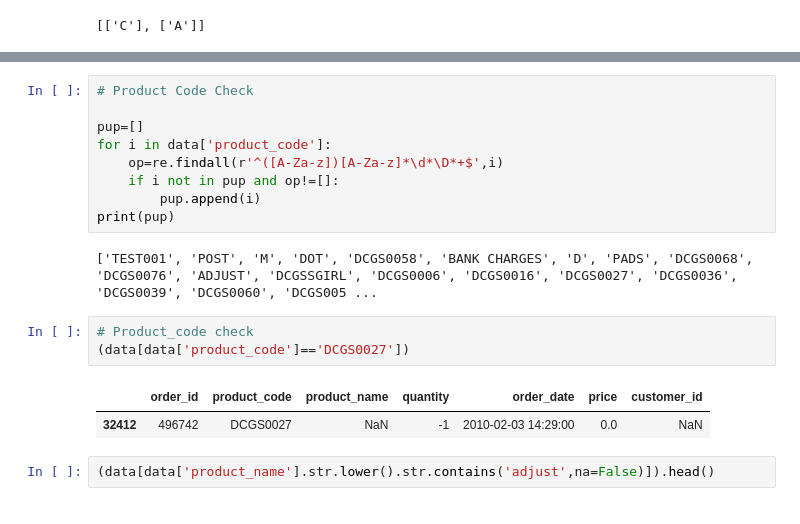
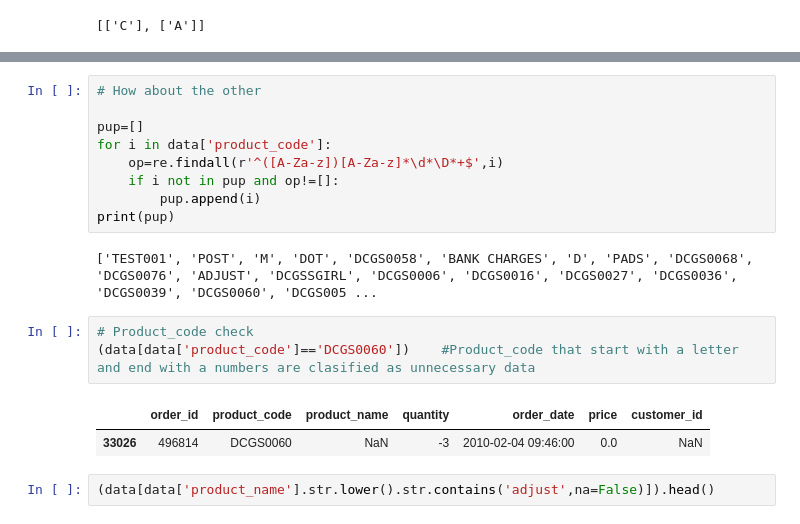
Before and after one commit to enthokz/Cohort-Analysis, a Jupyter notebook: MySkill/User Retention Analysis.ipynb, the cells around one changed output, grey strips where cells are left out. Saved outputs shown, nothing was run; the diff lists cells and outputs as text.

```diff
--- a/MySkill/User Retention Analysis.ipynb
+++ b/MySkill/User Retention Analysis.ipynb
@@ -89,5 +109,5 @@ print(pop)
 # %%
-# Product Code Check
+# How about the other
 
 pup=[]
 for i in data['product_code']:
@@ -99,10 +119,10 @@ print(pup)
 ['TEST001', 'POST', 'M', 'DOT', 'DCGS0058', 'BANK CHARGES', 'D', 'PADS', 'DCGS0068', 'DCGS0076', 'ADJUST', 'DCGSSGIRL', 'DCGS0006', 'DCGS0016', 'DCGS0027', 'DCGS0036', 'DCGS0039', 'DCGS0060', 'DCGS005 ...
 # %%
 # Product_code check
-(data[data['product_code']=='DCGS0027'])
+(data[data['product_code']=='DCGS0060'])    #Product_code that start with a letter and end with a numbers are clasified as unnecessary data
 # %% [output]
 |  | order_id | product_code | product_name | quantity | order_date | price | customer_id |
-| 32412 | 496742 | DCGS0027 | NaN | -1 | 2010-02-03 14:29:00 | 0.0 | NaN |
+| 33026 | 496814 | DCGS0060 | NaN | -3 | 2010-02-04 09:46:00 | 0.0 | NaN |
 # %%
 (data[data['product_name'].str.lower().str.contains('adjust',na=False)]).head()
 # %% [output]
```
Also changed, not shown: parts of 32 cells of this notebook.
